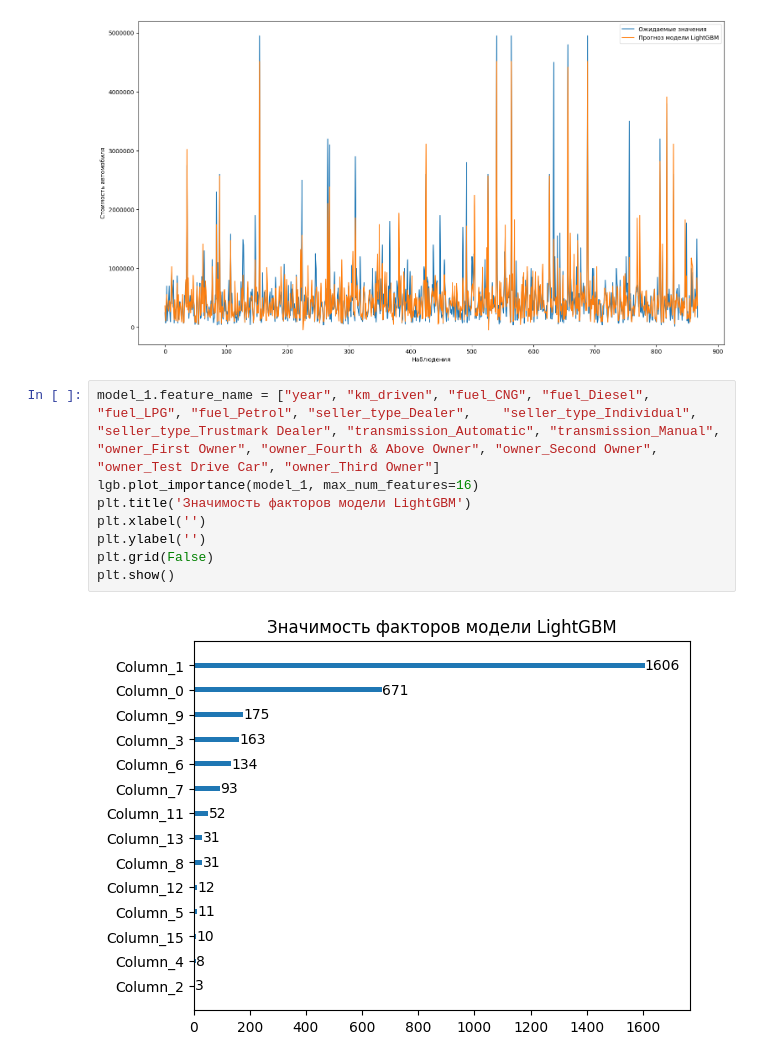
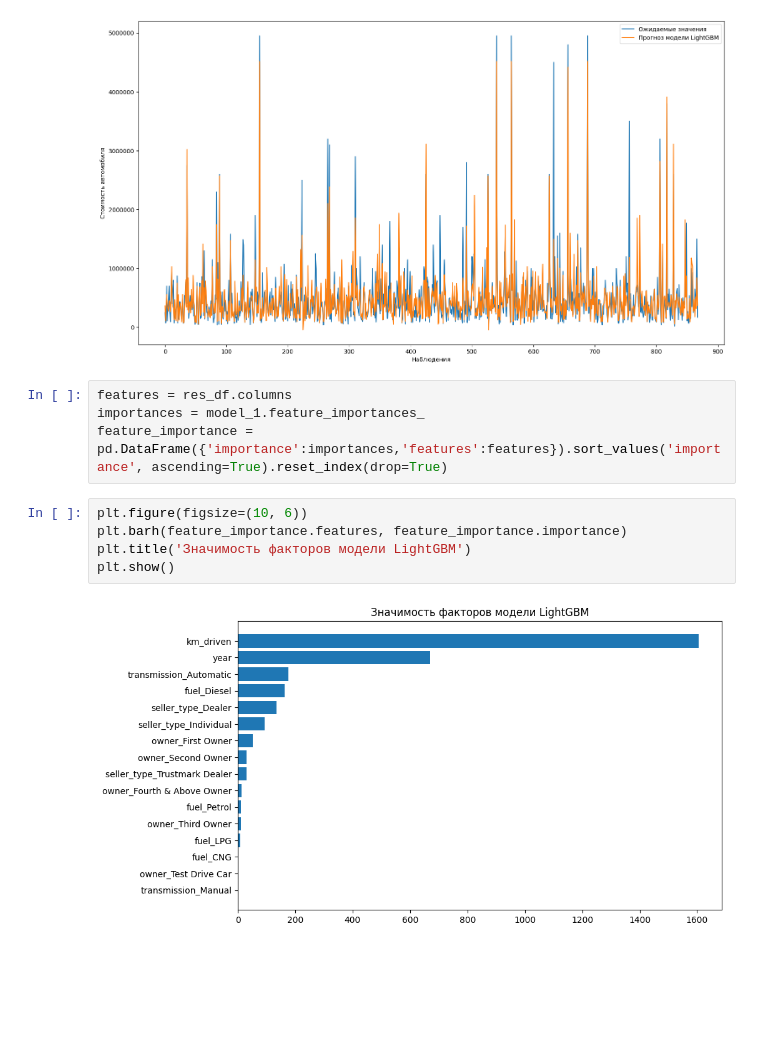
Before and after one commit to DTsapin/Python_DS-ML_practice, a Jupyter notebook: GB_LightGBM_pipeline_practice.ipynb, the cells around one changed output. Saved outputs shown, nothing was run; the diff lists cells and outputs as text; blank space fills up the shorter version.

```diff
--- a/GB_LightGBM_pipeline_practice.ipynb
+++ b/GB_LightGBM_pipeline_practice.ipynb
@@ -253,12 +253,13 @@ plt.legend()
 <matplotlib.legend.Legend at 0x...>
 [figure]
 # %%
-model_1.feature_name = ["year", "km_driven", "fuel_CNG", "fuel_Diesel", "fuel_LPG", "fuel_Petrol", "seller_type_Dealer",	"seller_type_Individual",	"seller_type_Trustmark Dealer", "transmission_Automatic", "transmission_Manual", "owner_First Owner", "owner_Fourth & Above Owner", "owner_Second Owner", "owner_Test Drive Car", "owner_Third Owner"]
-lgb.plot_importance(model_1, max_num_features=16)
-plt.title('Значимость факторов модели LightGBM')
-plt.xlabel('')
-plt.ylabel('')
-plt.grid(False)
-plt.show()
+features = res_df.columns
+importances = model_1.feature_importances_
+feature_importance = pd.DataFrame({'importance':importances,'features':features}).sort_values('importance', ascending=True).reset_index(drop=True)
-# %% [output]
-[figure, removed]
+# %%
+plt.figure(figsize=(10, 6))
+plt.barh(feature_importance.features, feature_importance.importance)
+plt.title('Значимость факторов модели LightGBM')
+plt.show()
+# %% [output]
+[figure, added]
```
Also changed, not shown: parts of 1 cell of this notebook, 3 other files.
